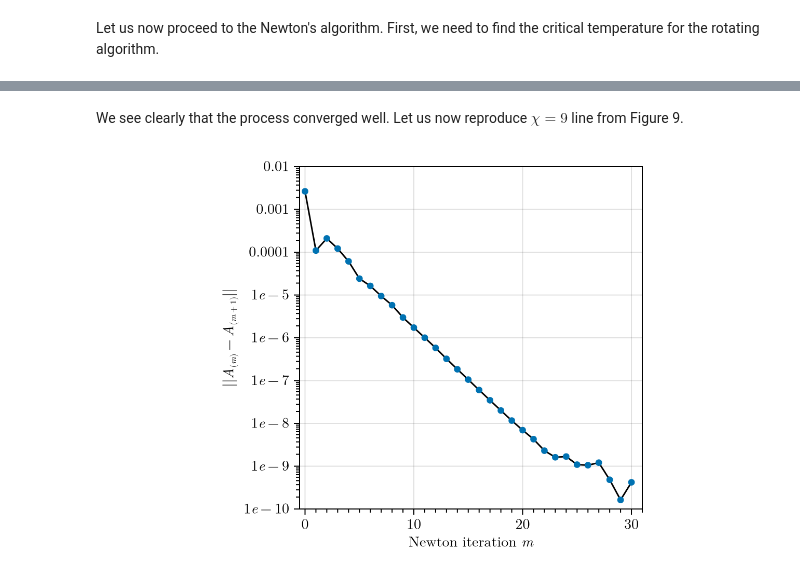
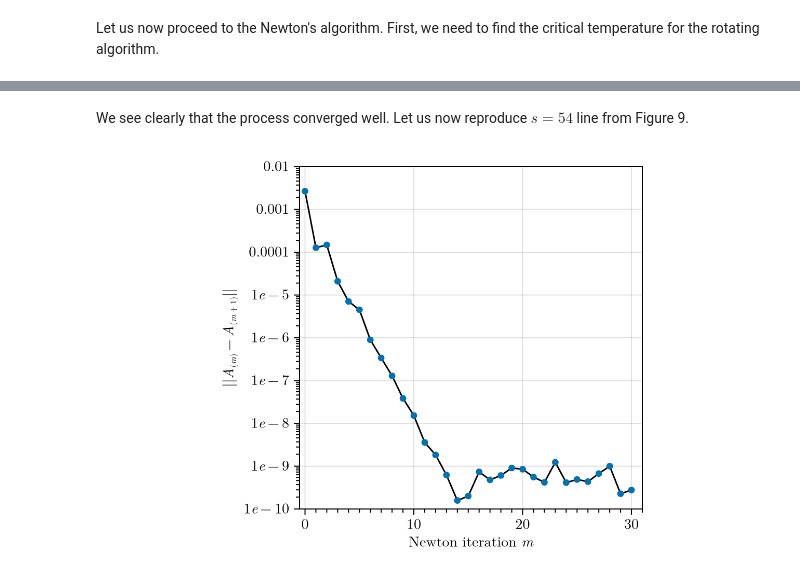
Before and after one commit to ebelnikola/GILT_TNR_R, a Jupyter notebook: Newton_method_paper_results_reproduction.ipynb, the cells around one changed output, grey strips where cells are left out. Drawn from its saved outputs; the diff is of its cells as text; code cells hidden in the pictures.

Commit message:
r=4 scripts, small corrections in the notebook for the Newton method, readme update

```diff
--- a/Newton_method_paper_results_reproduction.ipynb
+++ b/Newton_method_paper_results_reproduction.ipynb
@@ -325,30 +347,29 @@ Process(`julia --project --threads 20 Lab/newton.jl`, ProcessExited(0))
 # %% [markdown]
-We see clearly that the process converged well. Let us now reproduce $\chi=9$ line from Figure 9.
+We see clearly that the process converged well. Let us now reproduce $s=54$ line from Figure 9.
 # %%
 ϕ=(1+sqrt(5))/2
 fig = Figure(; size = (ϕ * 400, 400));
 
 ax = Axis(fig[1, 1],
 	yscale = log10,
 	xlabel = L"\text{Newton iteration } m",
 	ylabel = L"||A_{(m)}-A_{(m+1)}||",
 	limits = (-0.5, 31, 10^(-10), 10^(-2)),
 	xminorticksvisible = true,
 	yminorticksvisible = true,
 	xminorticks = IntervalsBetween(10),
 	yminorticks = IntervalsBetween(10),
 	ytickformat = int_powers_of_10_scientific_LaTeX,
 	xtickformat = int_LaTeX,
 	yticks = vcat([0.01], 10.0 .^ ([-3, -4, -5, -6, -7, -8, -9, -10])),
 );
 ax.aspect = 1
 
-r=9
-dat = deserialize("newton/rotate=true_30_6.0e-6_1.0e-10_jac_approximation_rank=$r.data")
+dat = deserialize("newton/rotate=true_30_6.0e-6_1.0e-10_jac_approximation_rank=$s.data")
 A_hist = dat["A_newton"]
-lines!(ax, 0:(length(A_hist)-2), variation(A_hist) .|> norm, color =:black, label = "$r")
-scatter!(ax, 0:(length(A_hist)-2), variation(A_hist) .|> norm, label= "$r")
+lines!(ax, 0:(length(A_hist)-2), variation(A_hist) .|> norm, color =:black, label = "$s")
+scatter!(ax, 0:(length(A_hist)-2), variation(A_hist) .|> norm, label= "$s")
 
 fig
 # %% [output]
-[figure, old version]
+[figure, new version]
```
Also changed, not shown: parts of 8 cells of this notebook, 9 other files.
